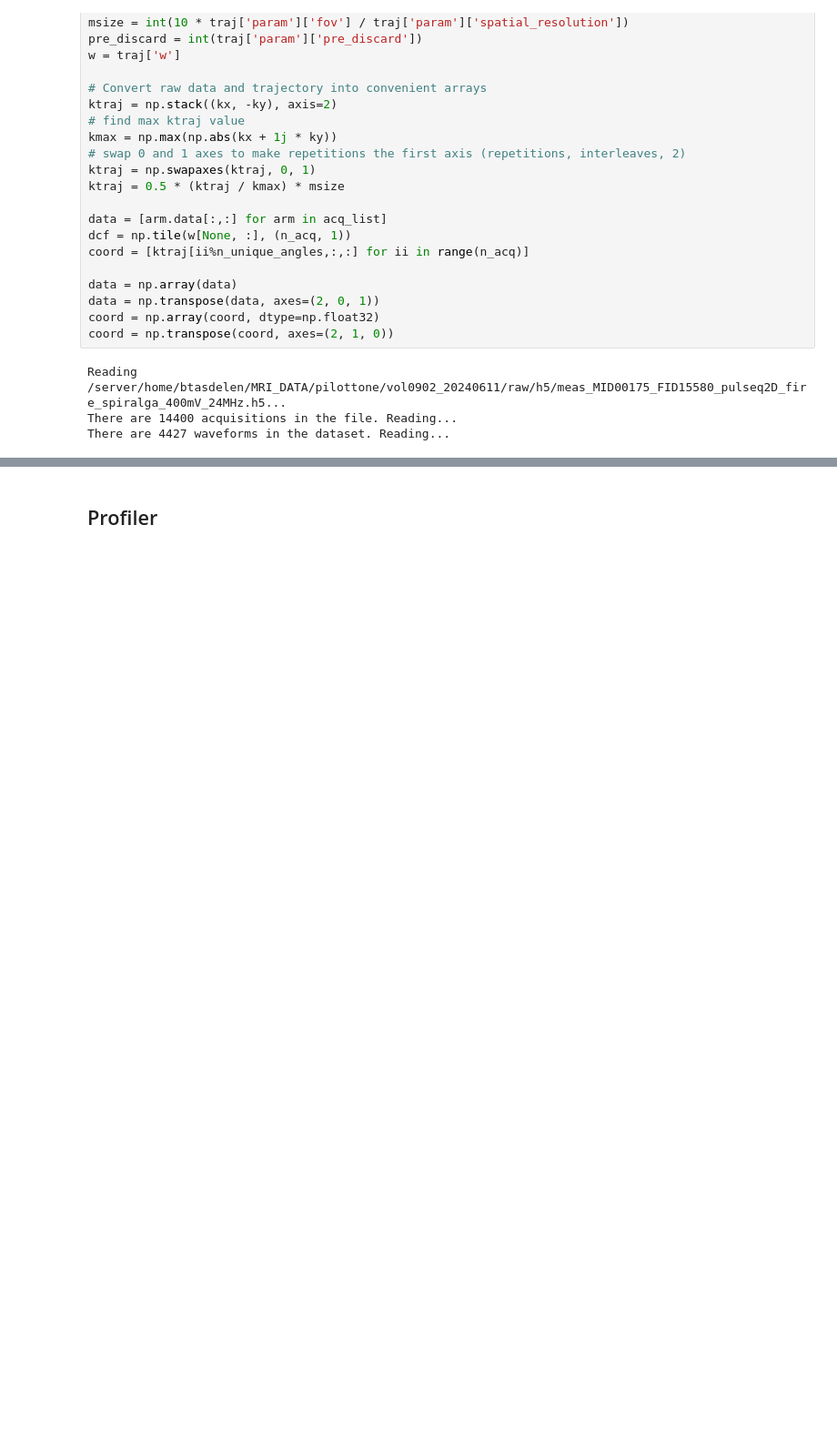
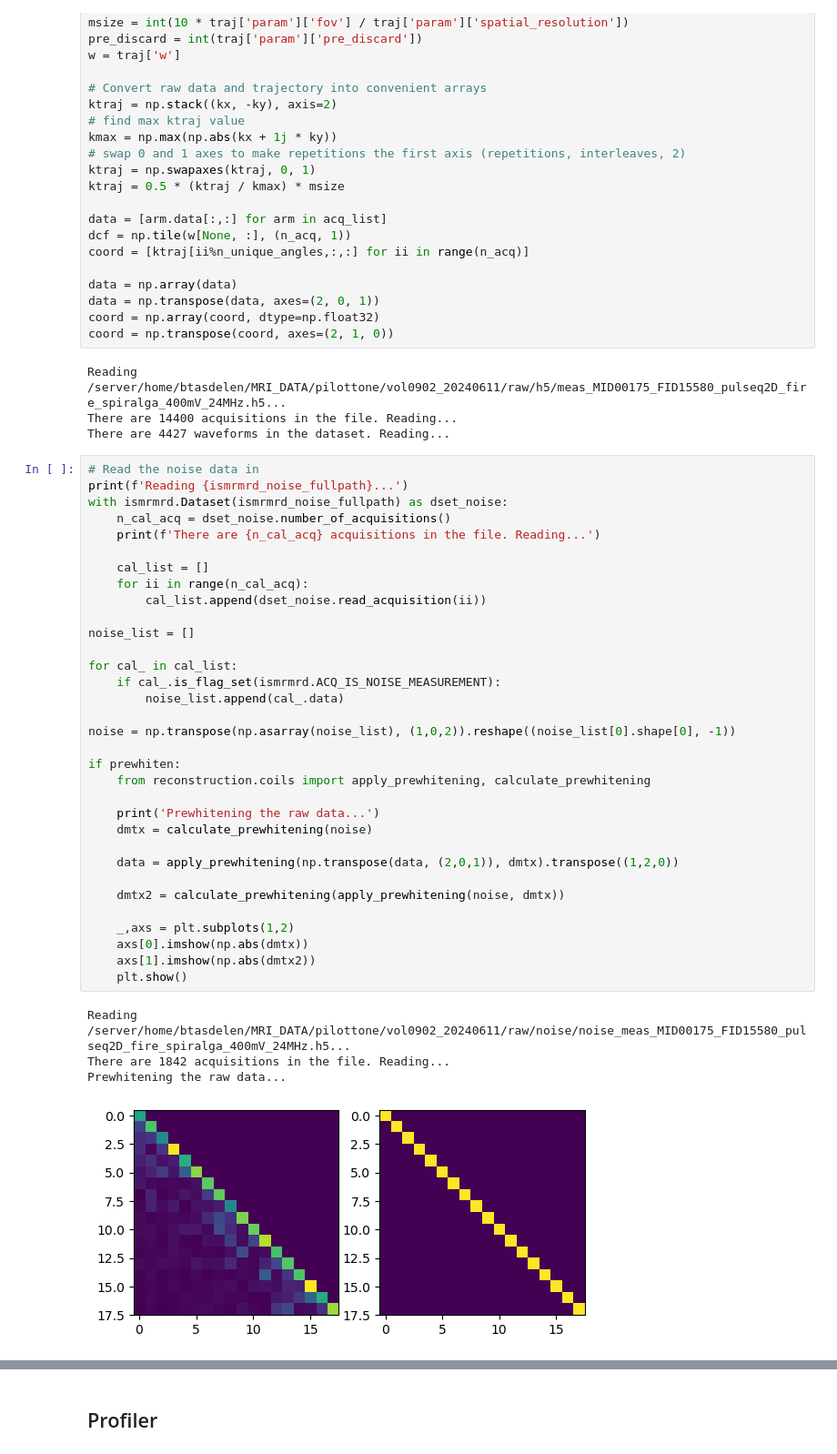
Before and after one commit to usc-mrel/PylotToneMRI, a Jupyter notebook: main_editer_correct.ipynb, the cells around one changed output, grey strips where cells are left out. Shown at 91% size. Cells and saved outputs as stored; diff of their text form; blank space fills up the shorter version.

Commit message:
Prewhitening the raw data before EDITER.

```diff
--- a/main_editer_correct.ipynb
+++ b/main_editer_correct.ipynb
@@ -82,4 +83,42 @@ coord = np.transpose(coord, axes=(2, 1, 0))
 Reading /server/home/btasdelen/MRI_DATA/pilottone/vol0902_20240611/raw/h5/meas_MID00175_FID15580_pulseq2D_fire_spiralga_400mV_24MHz.h5...
 There are 14400 acquisitions in the file. Reading...
 There are 4427 waveforms in the dataset. Reading...
+# %%
+# Read the noise data in
+print(f'Reading {ismrmrd_noise_fullpath}...')
+with ismrmrd.Dataset(ismrmrd_noise_fullpath) as dset_noise:
+    n_cal_acq = dset_noise.number_of_acquisitions()
+    print(f'There are {n_cal_acq} acquisitions in the file. Reading...')
+
+    cal_list = []
+    for ii in range(n_cal_acq):
+        cal_list.append(dset_noise.read_acquisition(ii))
+
+noise_list = []
+
+for cal_ in cal_list:
+    if cal_.is_flag_set(ismrmrd.ACQ_IS_NOISE_MEASUREMENT):
+        noise_list.append(cal_.data)
+
+noise = np.transpose(np.asarray(noise_list), (1,0,2)).reshape((noise_list[0].shape[0], -1))
+
+if prewhiten:
+    from reconstruction.coils import apply_prewhitening, calculate_prewhitening
+
+    print('Prewhitening the raw data...')
+    dmtx = calculate_prewhitening(noise)
+
+    data = apply_prewhitening(np.transpose(data, (2,0,1)), dmtx).transpose((1,2,0))
+
+    dmtx2 = calculate_prewhitening(apply_prewhitening(noise, dmtx))
+
+    _,axs = plt.subplots(1,2)
+    axs[0].imshow(np.abs(dmtx))
+    axs[1].imshow(np.abs(dmtx2))
+    plt.show()
+# %% [output]
+Reading /server/home/btasdelen/MRI_DATA/pilottone/vol0902_20240611/raw/noise/noise_meas_MID00175_FID15580_pulseq2D_fire_spiralga_400mV_24MHz.h5...
+There are 1842 acquisitions in the file. Reading...
+Prewhitening the raw data...
+[figure, added]
 # %%
```
Also changed, not shown: parts of 8 cells of this notebook, 1 other file.
